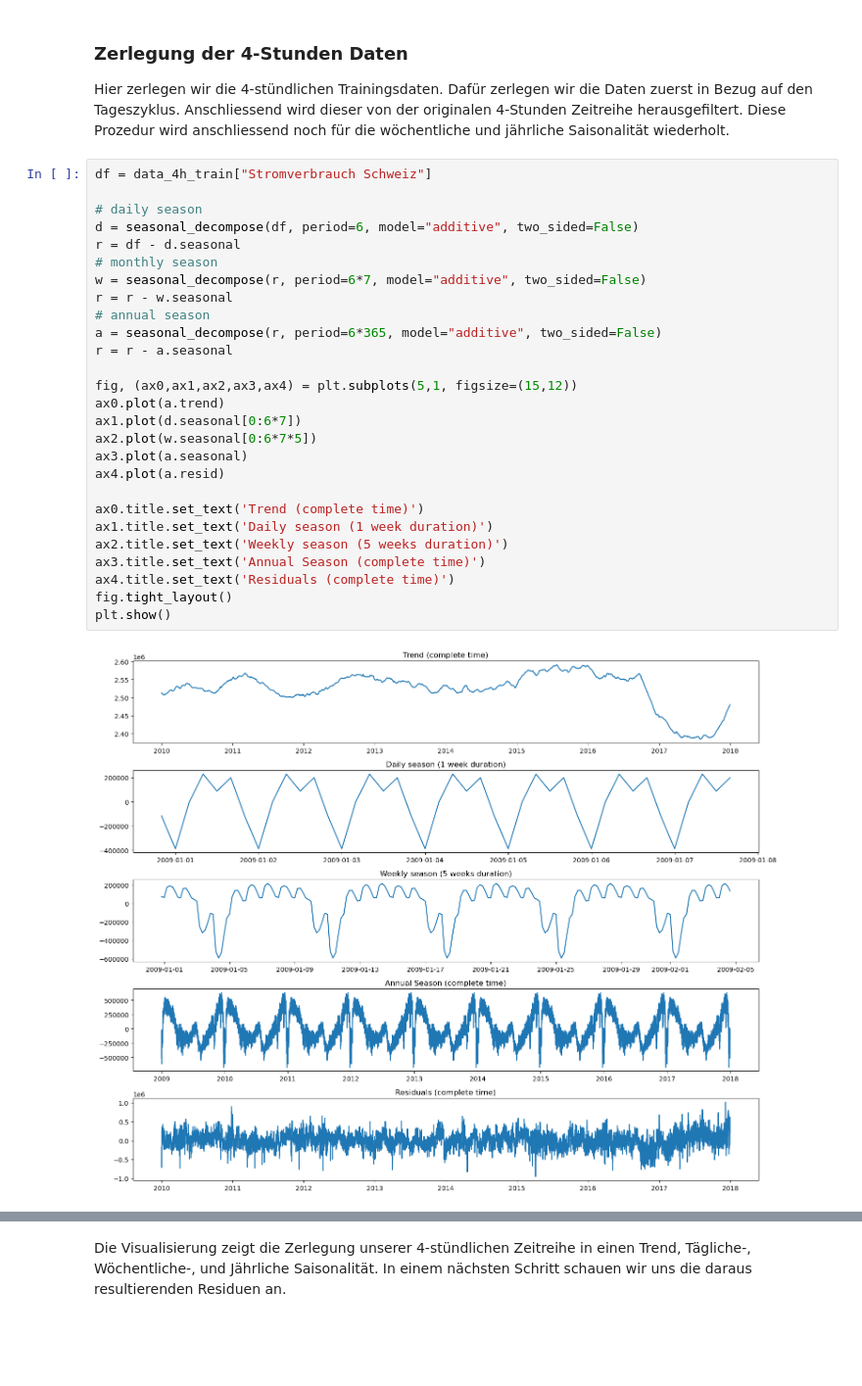
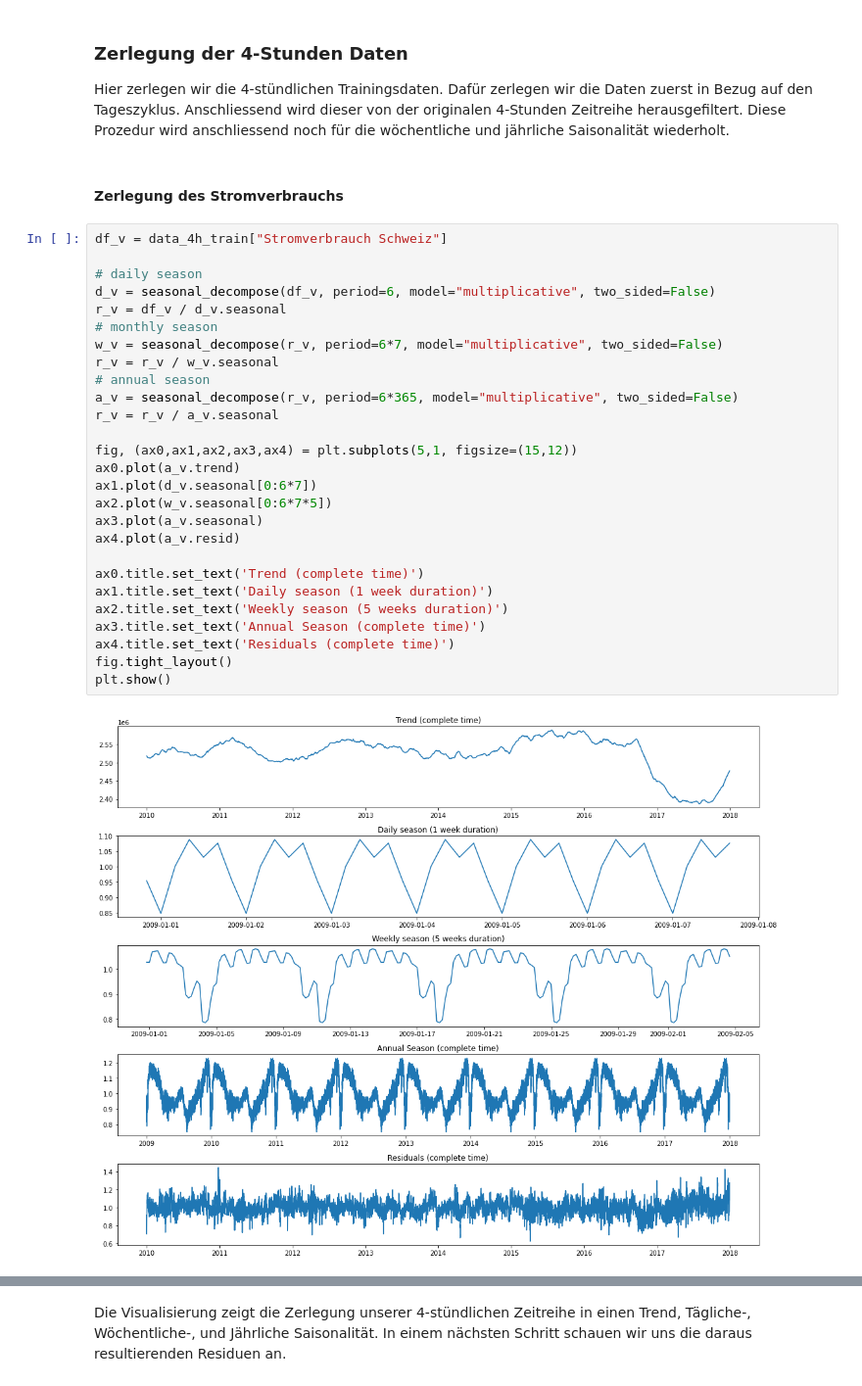
Before and after one commit to kenfus/spz_omc, a Jupyter notebook: main_normal.ipynb, the cells around one changed output, grey strips where cells are left out. Shown at 98% size. Cells and saved outputs as stored; diff of their text form; blank space fills up the shorter version.

```diff
--- a/main_normal.ipynb
+++ b/main_normal.ipynb
@@ -286,32 +286,34 @@ plt.show()
 ### Zerlegung der 4-Stunden Daten
 
 Hier zerlegen wir die 4-stündlichen Trainingsdaten. Dafür zerlegen wir die Daten zuerst in Bezug auf den Tageszyklus. Anschliessend wird dieser von der originalen 4-Stunden Zeitreihe herausgefiltert. Diese Prozedur wird anschliessend noch für die wöchentliche und jährliche Saisonalität wiederholt.
+# %% [markdown]
+#### Zerlegung des Stromverbrauchs
 # %%
-df = data_4h_train["Stromverbrauch Schweiz"]
+df_v = data_4h_train["Stromverbrauch Schweiz"]
 
 # daily season
-d = seasonal_decompose(df, period=6, model="additive", two_sided=False)
-r = df - d.seasonal
+d_v = seasonal_decompose(df_v, period=6, model="multiplicative", two_sided=False)
+r_v = df_v / d_v.seasonal
 # monthly season
-w = seasonal_decompose(r, period=6*7, model="additive", two_sided=False)
-r = r - w.seasonal
+w_v = seasonal_decompose(r_v, period=6*7, model="multiplicative", two_sided=False)
+r_v = r_v / w_v.seasonal
 # annual season
-a = seasonal_decompose(r, period=6*365, model="additive", two_sided=False)
-r = r - a.seasonal
+a_v = seasonal_decompose(r_v, period=6*365, model="multiplicative", two_sided=False)
+r_v = r_v / a_v.seasonal
 
 fig, (ax0,ax1,ax2,ax3,ax4) = plt.subplots(5,1, figsize=(15,12))
-ax0.plot(a.trend)
-ax1.plot(d.seasonal[0:6*7])
-ax2.plot(w.seasonal[0:6*7*5])
-ax3.plot(a.seasonal)
-ax4.plot(a.resid)
+ax0.plot(a_v.trend)
+ax1.plot(d_v.seasonal[0:6*7])
+ax2.plot(w_v.seasonal[0:6*7*5])
+ax3.plot(a_v.seasonal)
+ax4.plot(a_v.resid)
 
 ax0.title.set_text('Trend (complete time)')
 ax1.title.set_text('Daily season (1 week duration)')
 ax2.title.set_text('Weekly season (5 weeks duration)')
 ax3.title.set_text('Annual Season (complete time)')
 ax4.title.set_text('Residuals (complete time)')
 fig.tight_layout()
 plt.show()
 # %% [output]
-[figure, old version]
+[figure, new version]
```
Also changed, not shown: parts of 68 cells of this notebook.
